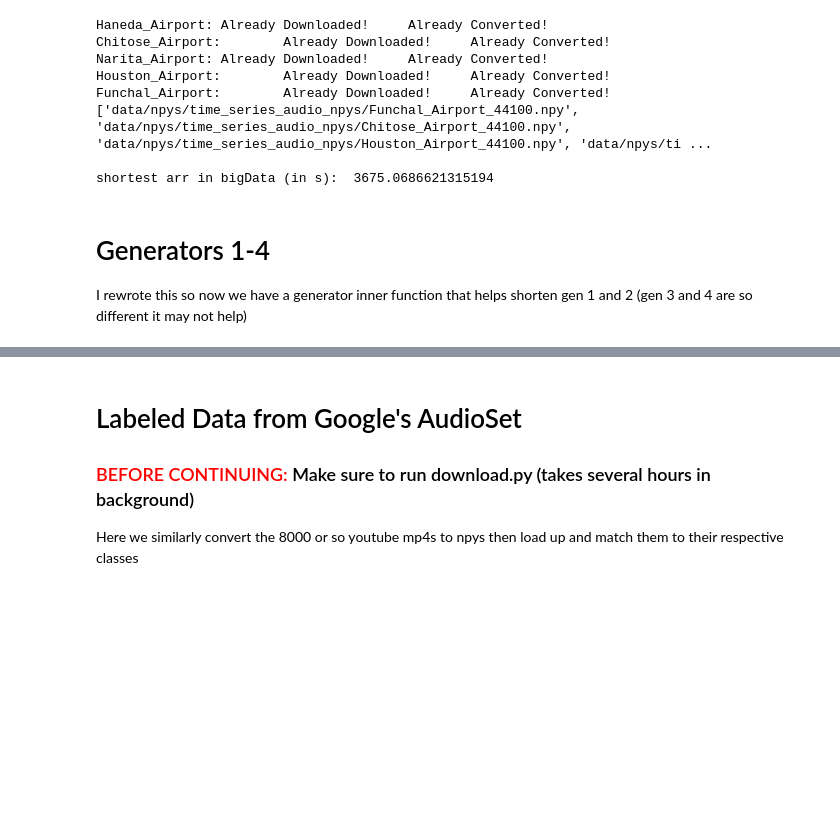
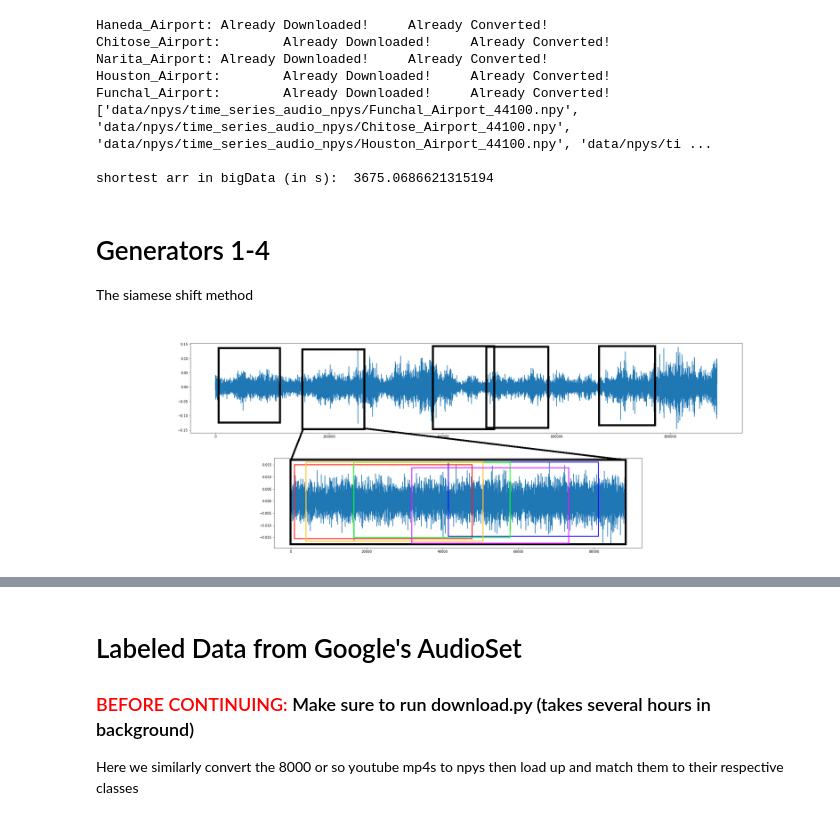
Before and after one commit to danrabayda/StarScream, a Jupyter notebook: NoiseNet1.0_20220602_DPR.ipynb, the cells around one changed output, grey strips where cells are left out. Cells and saved outputs as stored; diff of their text form; code cells hidden in the pictures; blank space fills up the shorter version.

```diff
--- a/NoiseNet1.0_20220602_DPR.ipynb
+++ b/NoiseNet1.0_20220602_DPR.ipynb
@@ -177,7 +179,7 @@ shortest arr in bigData (in s):  3675.0686621315194
 # %% [markdown]
 # Generators 1-4
 
-I rewrote this so now we have a generator inner function that helps shorten gen 1 and 2 (gen 3 and 4 are so different it may not help)
+The siamese shift method
 # %%
 def generator(data_array,pdict,gen,gen_type_s=True,return_startpoints=False):
 
@@ -262,6 +264,10 @@ for p in range(nP):
         ax[p,k].set_ylabel('Frequency [Hz]')
         ax[p,k].set_xlabel('Time [sec]')
     ax[p,0].set_ylabel(label)
+# %%
+Image(more_folder+'/pictures/pk.png')
+# %% [output]
+[figure, added]
 # %%
 def gen2s(data_array,window_samps,shift_samps,samps_per_second,nP,nK,bs,lr,f_len,t_len,v_res):
     startpoints=[]
```
Also changed, not shown: parts of 6 cells of this notebook, 1 other file.
